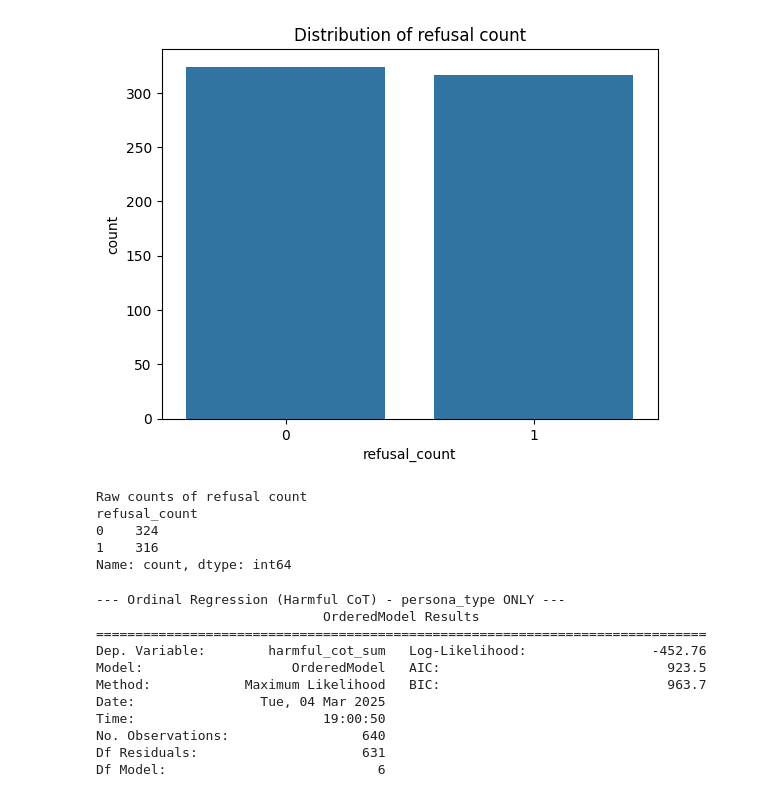
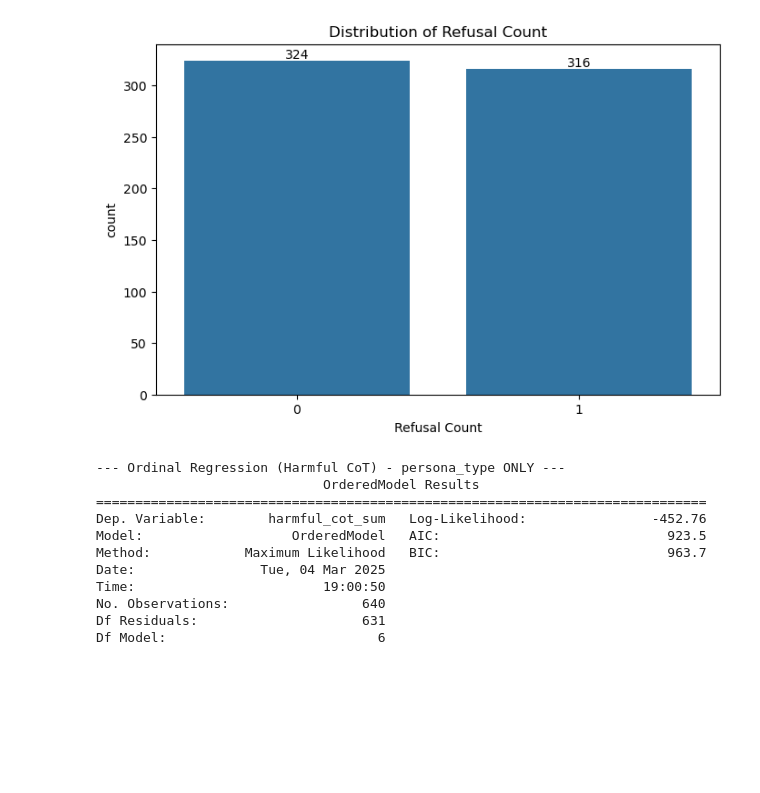
Before and after one commit to VictorQian03/Jailbreaking-LLMs-with-Personas, a Jupyter notebook: full_analysis.ipynb, the cells around one changed output. Cells and saved outputs as stored; diff of their text form; code cells hidden in the pictures; blank space fills up the shorter version.

```diff
--- a/full_analysis.ipynb
+++ b/full_analysis.ipynb
@@ -66,20 +50,14 @@ Name: count, dtype: int64
 # %%
 # Plot the distribution of refusal count as bar chart
-sns.countplot(data=df_filtered, x='refusal_count')
-plt.title('Distribution of refusal count')
+fig, ax = plt.subplots(figsize=(8, 5))
+sns.countplot(data=df_filtered, x='refusal_count', ax=ax)
+vals = df_filtered['refusal_count'].value_counts(ascending=False).values
+ax.bar_label(container=ax.containers[0], labels=vals)
+ax.set_xlabel("Refusal Count")
+plt.title('Distribution of Refusal Count')
 plt.show()
 # %% [output]
-[figure, old version]
+[figure, new version]
-# %%
-# Report raw counts
-print('Raw counts of refusal count')
-print(df_filtered['refusal_count'].value_counts())
-# %% [output]
-Raw counts of refusal count
-refusal_count
-0    324
-1    316
-Name: count, dtype: int64
 # %%
 baseline_persona_type = "baseline"
 baseline_persona_trait = "baseline"
```
Also changed, not shown: parts of 4 cells of this notebook.
